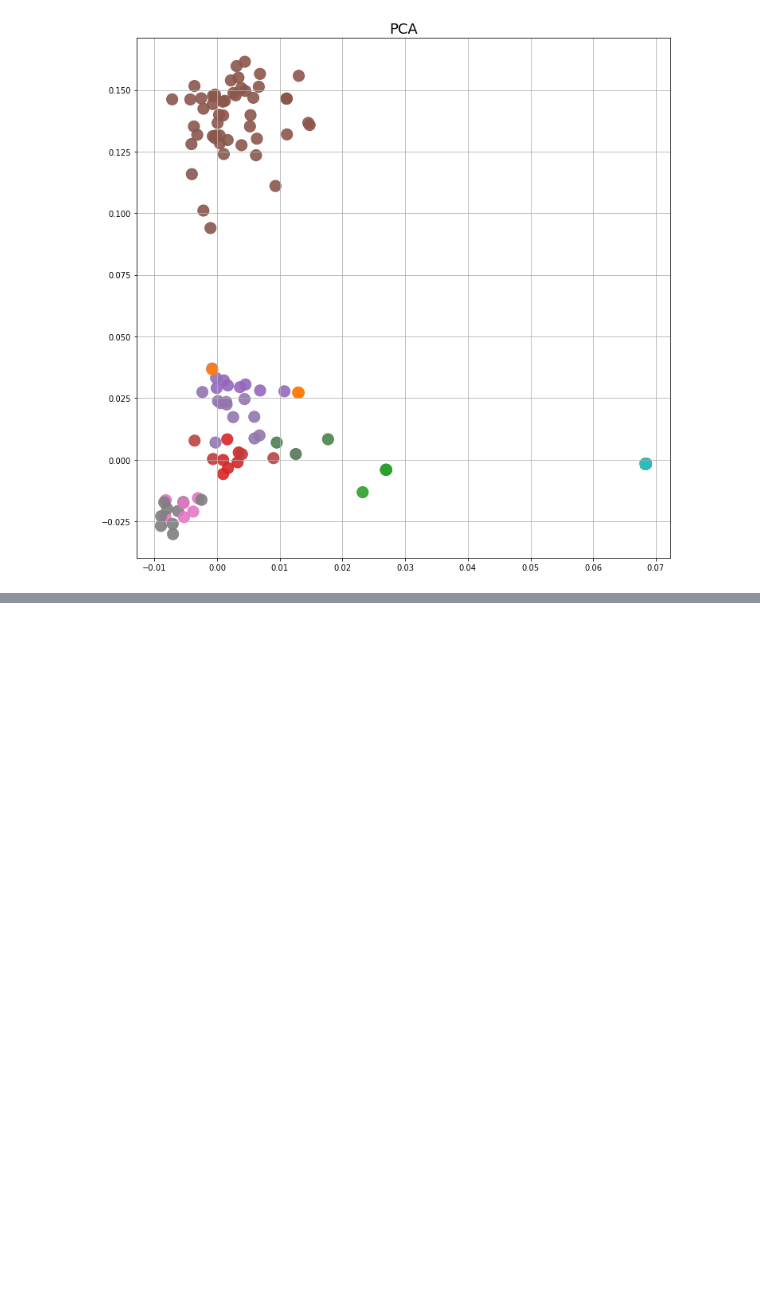
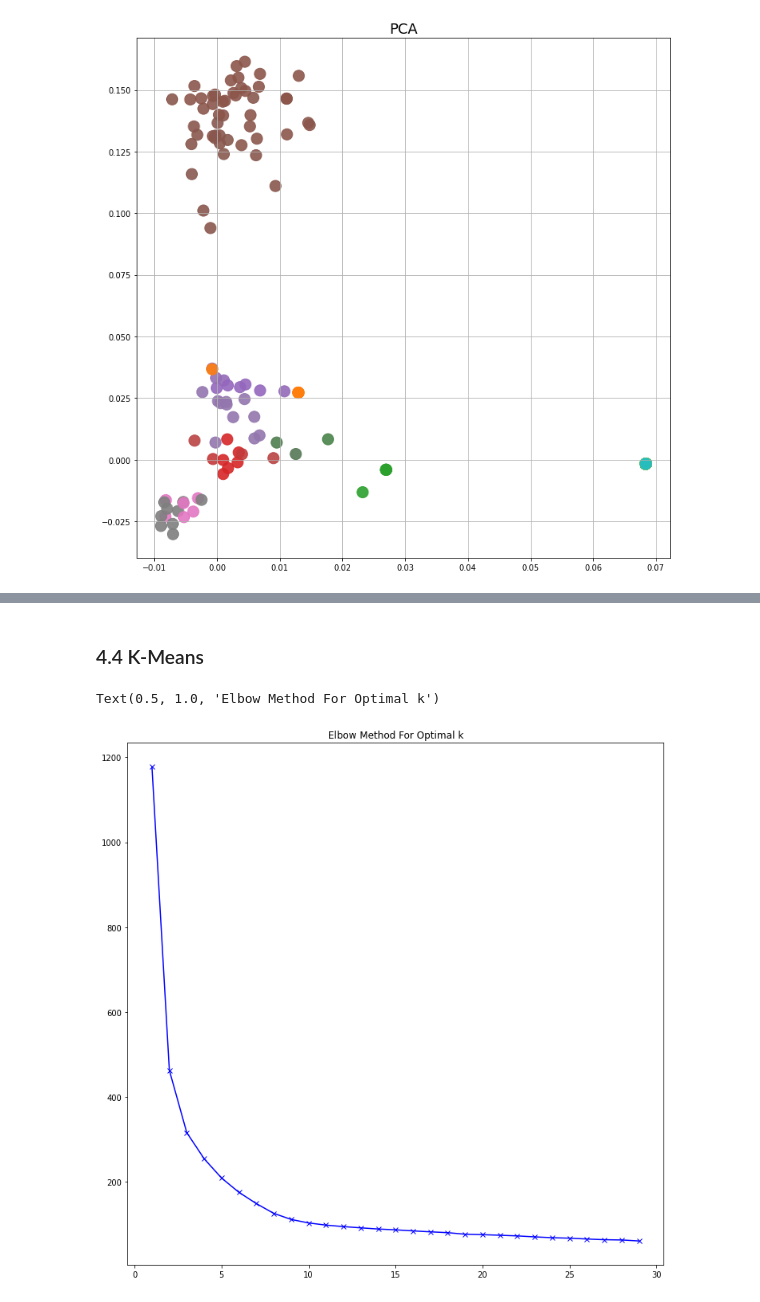
Before and after one commit to boringPpl/presidential-debates-comments-clustering, a Jupyter notebook: visualise_clusters.ipynb, the cells around one changed output, grey strips where cells are left out. Saved outputs shown, nothing was run; the diff lists cells and outputs as text; code cells hidden in the pictures; blank space fills up the shorter version.

```diff
--- a/visualise_clusters.ipynb
+++ b/visualise_clusters.ipynb
@@ -119,0 +148,17 @@ ax.set_title("UMAP", fontsize=18);
+# %% [markdown]
+### 4.4 K-Means
+# %%
+from sklearn.cluster import KMeans
+
+fig, ax = plt.subplots(1, 1, figsize=(12, 12))
+Sum_of_squared_distances = []
+K = range(1,30)
+for k in K:
+    km = KMeans(n_clusters=k)
+    km = km.fit(df_vecs.T)
+    Sum_of_squared_distances.append(km.inertia_)
+ax.plot(K, Sum_of_squared_distances, 'bx-')
+ax.set_title('Elbow Method For Optimal k')
+# %% [output]
+Text(0.5, 1.0, 'Elbow Method For Optimal k')
+[figure, added]
```
Also changed, not shown: parts of 10 cells of this notebook.
